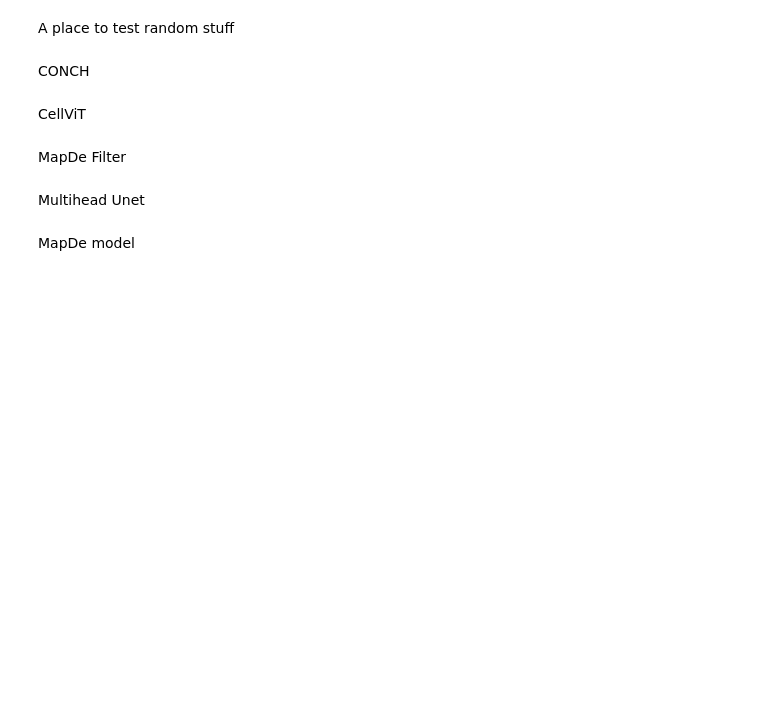
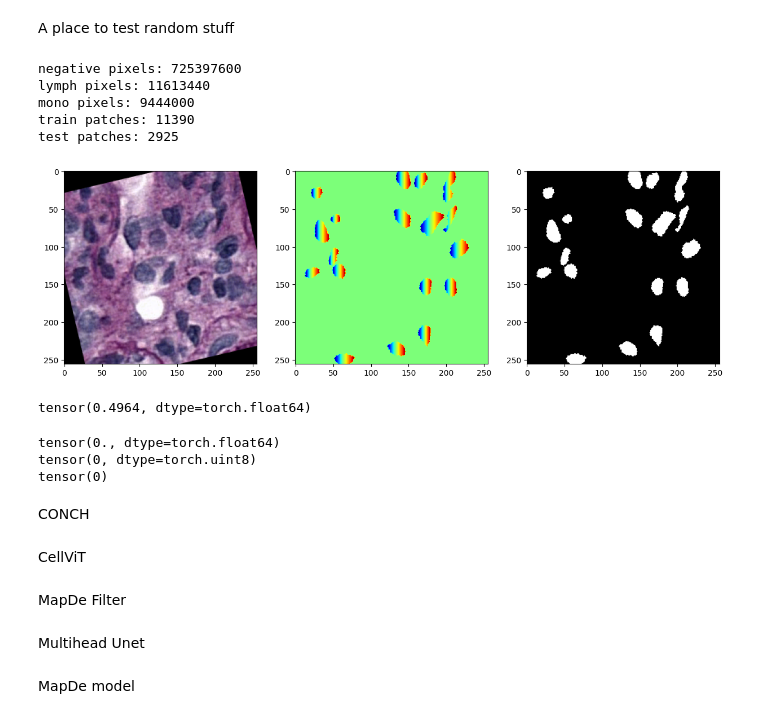
Before and after one commit to aamirchaudry29/Monkey_TIAKong, a Jupyter notebook: notebooks/playground.ipynb, the cells around one changed output. Saved outputs shown, nothing was run; the diff lists cells and outputs as text; code cells hidden in the pictures; blank space fills up the shorter version.

Commit message:
add MSGE Loss

```diff
--- a/notebooks/playground.ipynb
+++ b/notebooks/playground.ipynb
@@ -17,6 +17,74 @@ from pprint import pprint
 import segmentation_models_pytorch as smp
 from monkey.data.data_utils import generate_regression_map
 import matplotlib.pyplot as plt
+# %%
+import sys
+
+sys.path.append("../")
+
+import numpy as np
+import matplotlib.pyplot as plt
+import os
+import random
+from monkey.data.dataset import get_detection_dataloaders
+from monkey.config import TrainingIOConfig
+from monkey.data.data_utils import imagenet_denormalise
+
+IOconfig = TrainingIOConfig(
+    dataset_dir="/media/u1910100/data/Monkey/patches_256",
+    save_dir="./",
+)
+
+IOconfig.set_mask_dir(
+    "/media/u1910100/data/Monkey/patches_256/annotations/nuclick_masks_processed_v2"
+)
+
+batch_size = 1
+train_loader, val_loader = get_detection_dataloaders(
+    IOconfig,
+    val_fold=1,
+    dataset_name="multitask",
+    batch_size=batch_size,
+    do_augmentation=True,
+    disk_radius=11,
+    augmentation_prob=0.95,
+    strong_augmentation=True,
+)
+
+data = next(iter(train_loader))
+
+true_inflamm_h_map = data["inflamm_h_map"]
+true_inflamm_v_map = data["inflamm_v_map"]
+true_inflamm_mask = data["inflamm_mask"]
+
+loss_fn = get_loss_function("MSGE_Loss")
+
+# plot true_inflamm_grad_x
+fig, ax = plt.subplots(1, 3, figsize=(15, 5))
+ax[0].imshow(imagenet_denormalise(data["image"][0].permute(1, 2, 0)))
+ax[1].imshow(true_inflamm_h_map[0][0].cpu().numpy(), cmap="jet")
+ax[2].imshow(true_inflamm_mask[0][0].cpu().numpy(), cmap='gray')
+plt.show()
+
+pred = torch.zeros(size=true_inflamm_h_map.size())
+loss = loss_fn.compute_loss(pred, true_inflamm_h_map, true_inflamm_mask)
+print(loss)
+# %% [output]
+negative pixels: 725397600
+lymph pixels: 11613440
+mono pixels: 9444000
+train patches: 11390
+test patches: 2925
+[figure, added]
+tensor(0.4964, dtype=torch.float64)
+# %%
+print(torch.max(true_inflamm_h_map))
+print(torch.max(true_inflamm_mask))
+print(torch.count_nonzero(true_inflamm_mask))
+# %% [output]
+tensor(0., dtype=torch.float64)
+tensor(0, dtype=torch.uint8)
+tensor(0)
 # %%
 # loss_fn = get_loss_function('Jaccard_Focal_Loss')
 from monai.losses import FocalLoss
```
Also changed, not shown: 4 other files.
